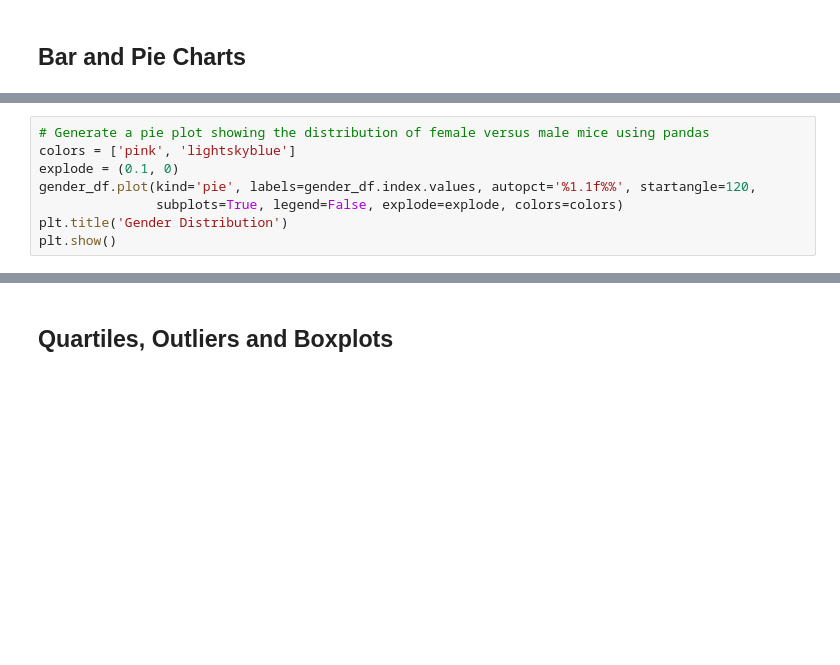
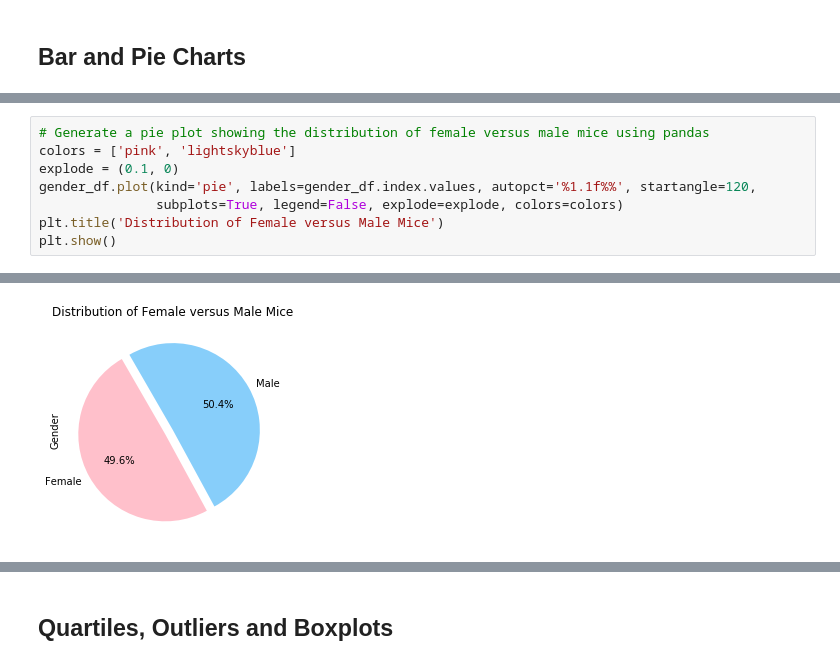
Before and after one commit to jkurtb/Matplotlib-Pharmaceuticals, a Jupyter notebook: kb-pymaceuticals.ipynb, the cells around one changed output, grey strips where cells are left out. Cells and saved outputs as stored; diff of their text form; blank space fills up the shorter version.

```diff
--- a/kb-pymaceuticals.ipynb
+++ b/kb-pymaceuticals.ipynb
@@ -196,6 +163,6 @@ colors = ['pink', 'lightskyblue']
 explode = (0.1, 0)
 gender_df.plot(kind='pie', labels=gender_df.index.values, autopct='%1.1f%%', startangle=120,
                subplots=True, legend=False, explode=explode, colors=colors)
-plt.title('Gender Distribution')
+plt.title('Distribution of Female versus Male Mice')
 plt.show()
 # %% [output]
@@ -204,3 +169,4 @@ plt.show()
+[figure, added]
 # %%
 # Generate a pie plot showing the distribution of female versus male mice using pyplot
 colors = ['pink', 'lightskyblue']
```
Also changed, not shown: parts of 25 cells of this notebook.
